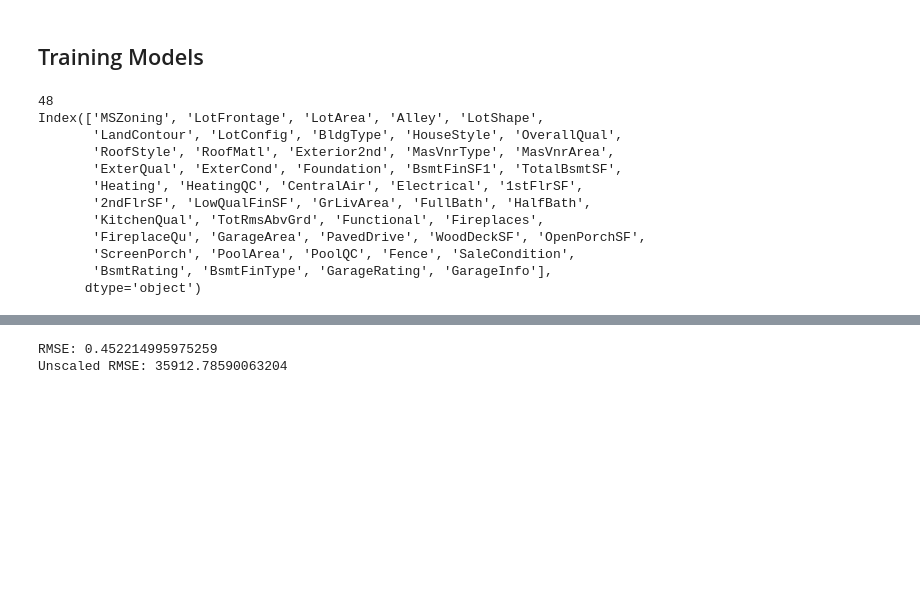
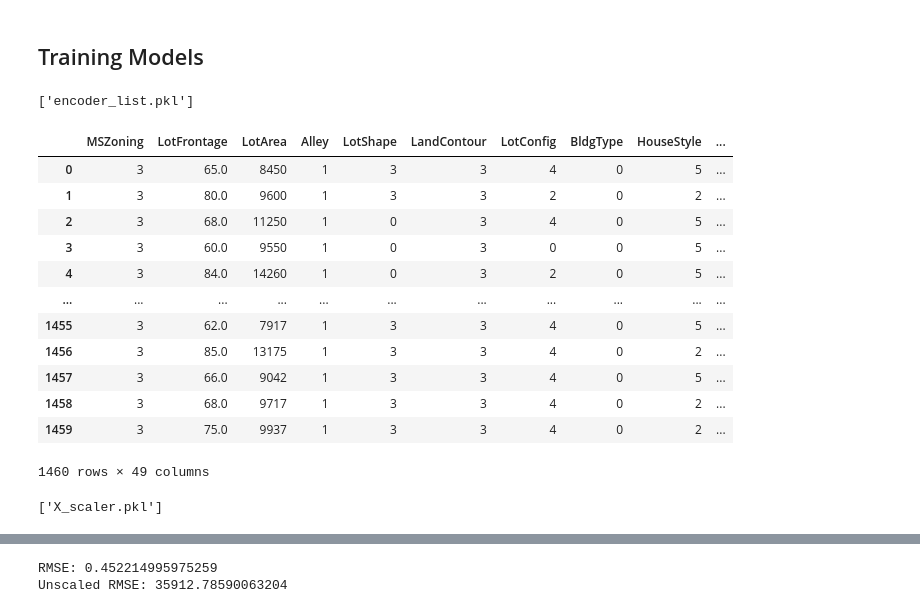
Before and after one commit to Isaac-Gregory/House-Pricing-SWD, a Jupyter notebook: housepricing_noiseanalysis.ipynb, the cells around one changed output, grey strips where cells are left out. Drawn from its saved outputs; the diff is of its cells as text; code cells hidden in the pictures; blank space fills up the shorter version.

Commit message:
Merged copy2 with main ipynb

```diff
--- a/housepricing_noiseanalysis.ipynb
+++ b/housepricing_noiseanalysis.ipynb
@@ -512,5 +545,49 @@ for col in cat_cols:
 # %% [markdown]
 ## Training Models
+# %%
+# Getting categorical features
+cat_cols = data_copy.select_dtypes(include=['object']).columns.tolist()
+
+# Encode categorical features using LabelEncoder
+encoded_data = cp.deepcopy(data_copy)
+encoder_list = {}
+for col in cat_cols:
+
+  # Encoding with rank order
+  if "Ex" in encoded_data[col].unique() or "TA" in encoded_data[col].unique() or "Gd" in encoded_data[col].unique():
+    mapping = {"Ex": 5, "Gd": 4, "TA": 3, "Av": 3, "Fa": 2, "Mn": 2, "Po": 1, "No": 1, "NA": 0, "N/A": 0}
+    encoded_data[col] = encoded_data[col].replace(mapping)
+
+    # Adding col to encoder_list, using None for easy detection later on
+    encoder_list[col] = None
+
+  # Encoding normally
+  else:
+    encoder = LabelEncoder()
+    encoder.fit(encoded_data[col])
+    encoded_data[col] = encoder.transform(encoded_data[col])
+    encoder_list[col] = encoder
+# %%
+# Saving
+joblib.dump(encoder_list, 'encoder_list.pkl')
+# %% [output]
+['encoder_list.pkl']
+# %%
+encoded_data
+# %% [output]
+|  | MSZoning | LotFrontage | LotArea | Alley | LotShape | LandContour | LotConfig | BldgType | HouseStyle | ... |
+| 0 | 3 | 65.0 | 8450 | 1 | 3 | 3 | 4 | 0 | 5 | ... |
+| 1 | 3 | 80.0 | 9600 | 1 | 3 | 3 | 2 | 0 | 2 | ... |
+| 2 | 3 | 68.0 | 11250 | 1 | 0 | 3 | 4 | 0 | 5 | ... |
+| 3 | 3 | 60.0 | 9550 | 1 | 0 | 3 | 0 | 0 | 5 | ... |
+| 4 | 3 | 84.0 | 14260 | 1 | 0 | 3 | 2 | 0 | 5 | ... |
+| ... | ... | ... | ... | ... | ... | ... | ... | ... | ... | ... |
+| 1455 | 3 | 62.0 | 7917 | 1 | 3 | 3 | 4 | 0 | 5 | ... |
+| 1456 | 3 | 85.0 | 13175 | 1 | 3 | 3 | 4 | 0 | 2 | ... |
+| 1457 | 3 | 66.0 | 9042 | 1 | 3 | 3 | 4 | 0 | 5 | ... |
+| 1458 | 3 | 68.0 | 9717 | 1 | 3 | 3 | 4 | 0 | 2 | ... |
+| 1459 | 3 | 75.0 | 9937 | 1 | 3 | 3 | 4 | 0 | 2 | ... |
+1460 rows × 49 columns
 # %%
 # Separate features and target
 X = encoded_data.drop('SalePrice', axis=1)
@@ -524,6 +602,10 @@ num_df = pd.DataFrame(num_cols_norm, columns=num_cols)
 # Replace the original numerical columns with normalized ones
 for col in num_cols:
   X[col] = num_df[col]
+# %%
+joblib.dump(X_scaler, 'X_scaler.pkl')
+# %% [output]
+['X_scaler.pkl']
 # %%
 # Normalize target feature
 y_scaler = StandardScaler()
@@ -551,27 +615,0 @@ y = y_df['SalePrice']
-# %%
-# print("Number of principal components:", pca.n_components_)
-
-# # Calculate feature importance based on absolute values of PCA components
-# feature_importance = np.abs(pca.components_)
-
-# # Get indices that would sort the features by importance
-# sorted_idx = np.argsort(feature_importance.sum(axis=0))[::-1]
-
-# # Print feature names in order of importance
-# for i in sorted_idx:
-#     print(X.columns[i])
-print(len(X.columns))
-print(X.columns)
-# %% [output]
-48
-Index(['MSZoning', 'LotFrontage', 'LotArea', 'Alley', 'LotShape',
-       'LandContour', 'LotConfig', 'BldgType', 'HouseStyle', 'OverallQual',
-       'RoofStyle', 'RoofMatl', 'Exterior2nd', 'MasVnrType', 'MasVnrArea',
-       'ExterQual', 'ExterCond', 'Foundation', 'BsmtFinSF1', 'TotalBsmtSF',
-       'Heating', 'HeatingQC', 'CentralAir', 'Electrical', '1stFlrSF',
-       '2ndFlrSF', 'LowQualFinSF', 'GrLivArea', 'FullBath', 'HalfBath',
-       'KitchenQual', 'TotRmsAbvGrd', 'Functional', 'Fireplaces',
-       'FireplaceQu', 'GarageArea', 'PavedDrive', 'WoodDeckSF', 'OpenPorchSF',
-       'ScreenPorch', 'PoolArea', 'PoolQC', 'Fence', 'SaleCondition',
-       'BsmtRating', 'BsmtFinType', 'GarageRating', 'GarageInfo'],
-      dtype='object')
```
Also changed, not shown: parts of 14 cells of this notebook.
